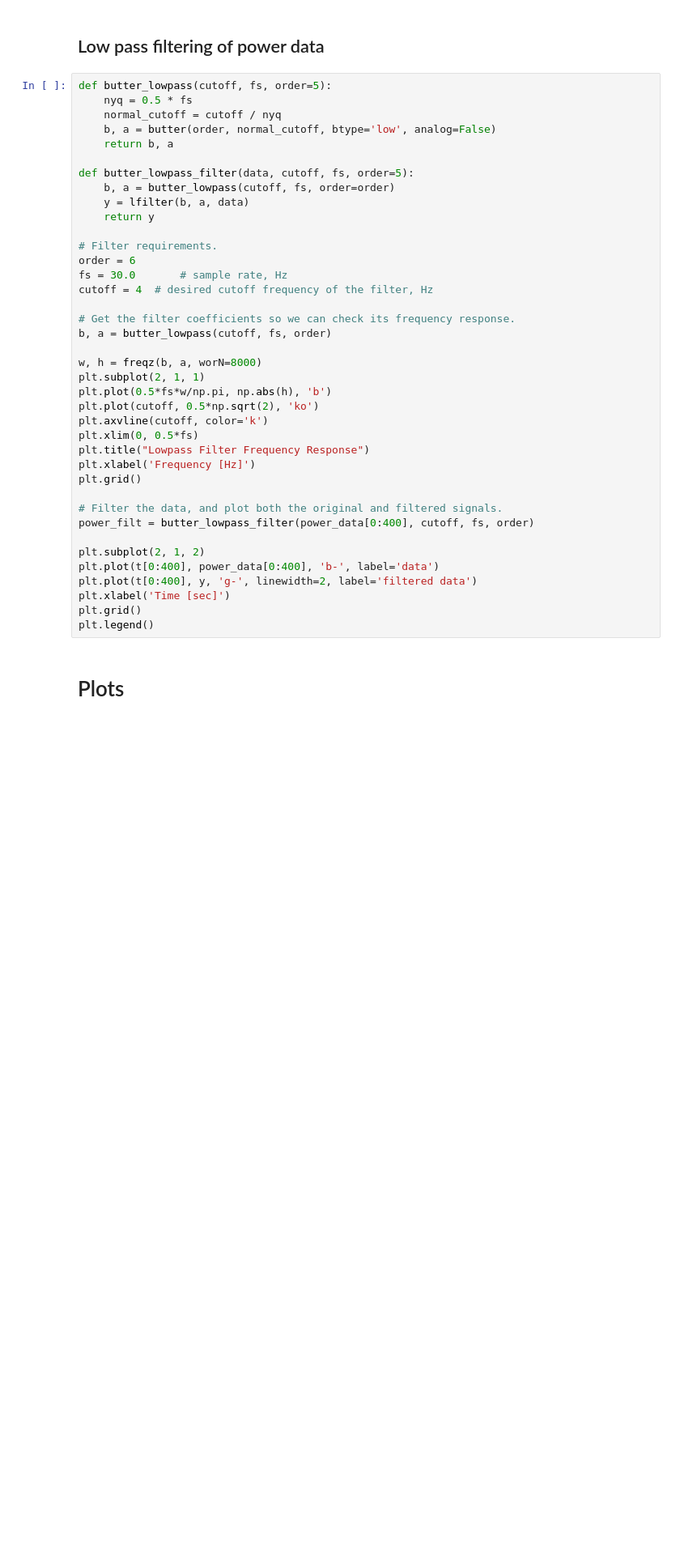
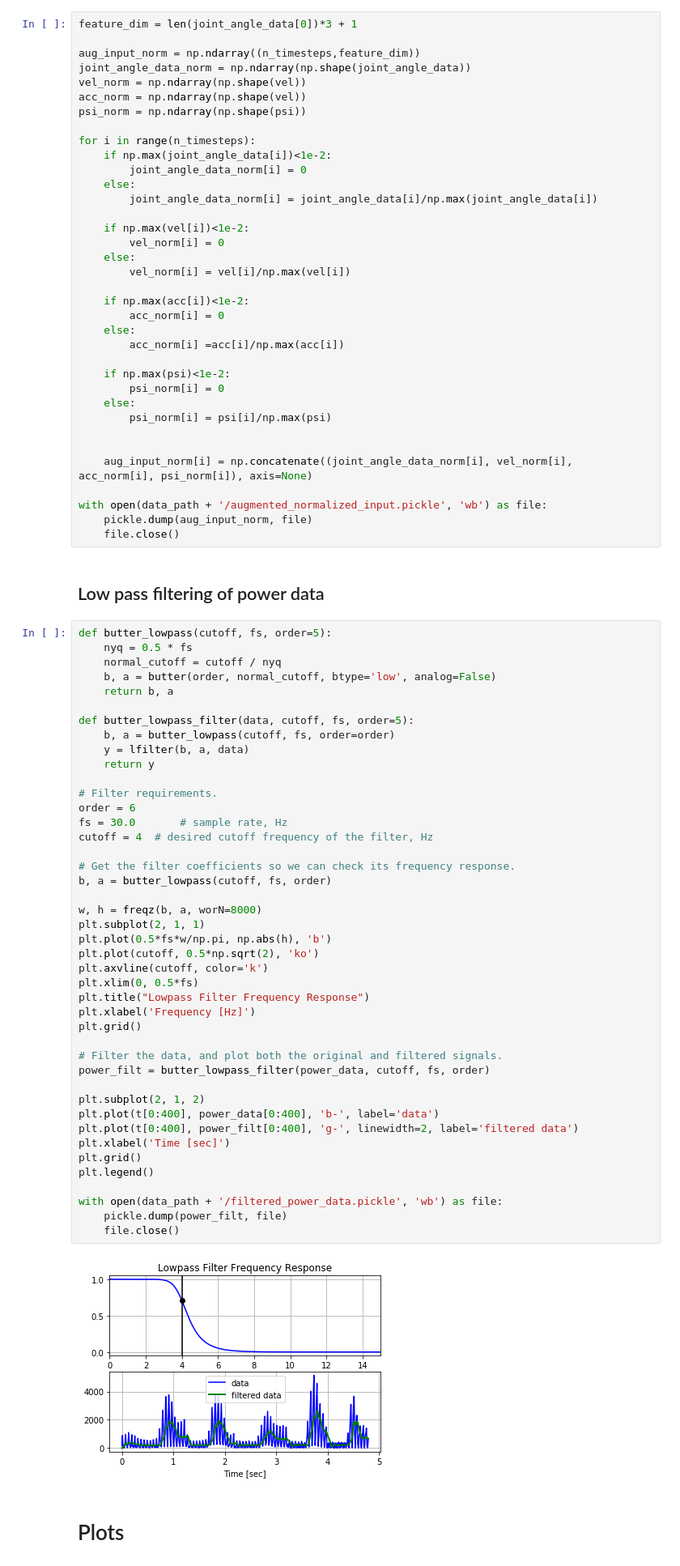
Before and after one commit to DrSoap/SSY226_Energy_Consumption, a Jupyter notebook: Setup.ipynb, the cells around one changed output. Shown at 81% size. Saved outputs shown, nothing was run; the diff lists cells and outputs as text; blank space fills up the shorter version.

Commit message:
Normalized inputs created

```diff
--- a/Setup.ipynb
+++ b/Setup.ipynb
@@ -204,3 +206,39 @@ with open(data_path + '/augmented_input.pickle', 'wb') as file:
+# %%
+feature_dim = len(joint_angle_data[0])*3 + 1
+
+aug_input_norm = np.ndarray((n_timesteps,feature_dim))
+joint_angle_data_norm = np.ndarray(np.shape(joint_angle_data))
+vel_norm = np.ndarray(np.shape(vel))
+acc_norm = np.ndarray(np.shape(vel))
+psi_norm = np.ndarray(np.shape(psi))
+
+for i in range(n_timesteps):
+    if np.max(joint_angle_data[i])<1e-2:
+        joint_angle_data_norm[i] = 0
+    else:
+        joint_angle_data_norm[i] = joint_angle_data[i]/np.max(joint_angle_data[i])
+
+    if np.max(vel[i])<1e-2:
+        vel_norm[i] = 0
+    else:
+        vel_norm[i] = vel[i]/np.max(vel[i])
+
+    if np.max(acc[i])<1e-2:
+        acc_norm[i] = 0
+    else:
+        acc_norm[i] =acc[i]/np.max(acc[i])
+
+    if np.max(psi)<1e-2:
+        psi_norm[i] = 0
+    else:
+        psi_norm[i] = psi[i]/np.max(psi)
+
+
+    aug_input_norm[i] = np.concatenate((joint_angle_data_norm[i], vel_norm[i], acc_norm[i], psi_norm[i]), axis=None)
+
+with open(data_path + '/augmented_normalized_input.pickle', 'wb') as file:
+    pickle.dump(aug_input_norm, file)
+    file.close()
 # %% [markdown]
 ## Low pass filtering of power data
 # %%
@@ -213,35 +251,41 @@ def butter_lowpass(cutoff, fs, order=5):
 def butter_lowpass_filter(data, cutoff, fs, order=5):
     b, a = butter_lowpass(cutoff, fs, order=order)
     y = lfilter(b, a, data)
     return y
 
 # Filter requirements.
 order = 6
 fs = 30.0       # sample rate, Hz
 cutoff = 4  # desired cutoff frequency of the filter, Hz
 
 # Get the filter coefficients so we can check its frequency response.
 b, a = butter_lowpass(cutoff, fs, order)
 
 w, h = freqz(b, a, worN=8000)
 plt.subplot(2, 1, 1)
 plt.plot(0.5*fs*w/np.pi, np.abs(h), 'b')
 plt.plot(cutoff, 0.5*np.sqrt(2), 'ko')
 plt.axvline(cutoff, color='k')
 plt.xlim(0, 0.5*fs)
 plt.title("Lowpass Filter Frequency Response")
 plt.xlabel('Frequency [Hz]')
 plt.grid()
 
 # Filter the data, and plot both the original and filtered signals.
-power_filt = butter_lowpass_filter(power_data[0:400], cutoff, fs, order)
+power_filt = butter_lowpass_filter(power_data, cutoff, fs, order)
 
 plt.subplot(2, 1, 2)
 plt.plot(t[0:400], power_data[0:400], 'b-', label='data')
-plt.plot(t[0:400], y, 'g-', linewidth=2, label='filtered data')
+plt.plot(t[0:400], power_filt[0:400], 'g-', linewidth=2, label='filtered data')
 plt.xlabel('Time [sec]')
 plt.grid()
 plt.legend()
+
+with open(data_path + '/filtered_power_data.pickle', 'wb') as file:
+    pickle.dump(power_filt, file)
+    file.close()
+# %% [output]
+[figure, added]
 # %% [markdown]
 # Plots
 # %%
```
Also changed, not shown: parts of 2 cells of this notebook.
